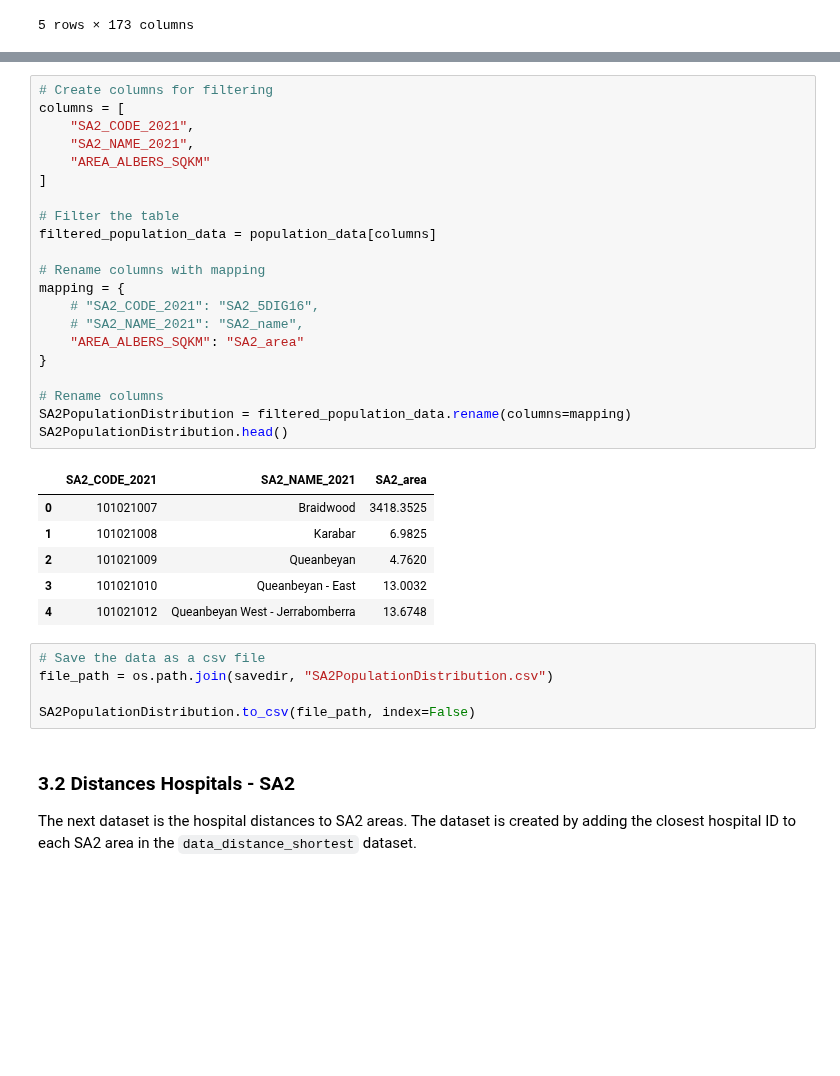
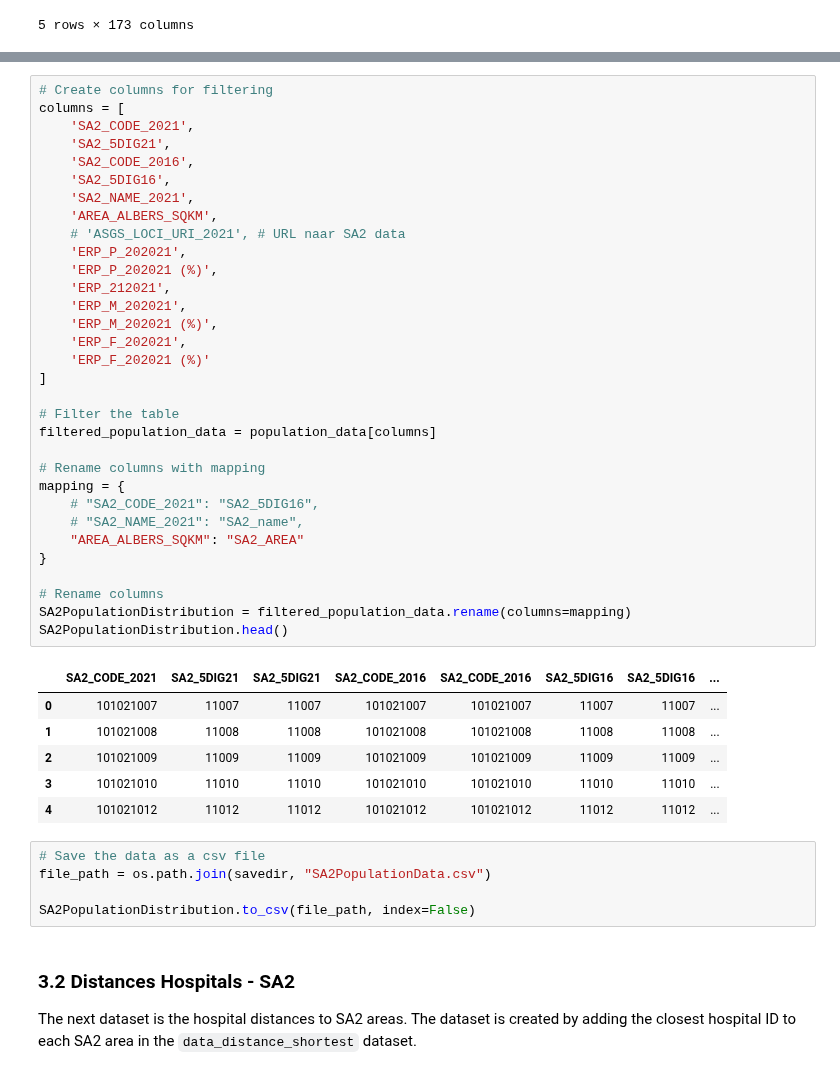
Before and after one commit to NielsvBeuningen/knowledge-engineering, a Jupyter notebook: data/data_processing.ipynb, the cells around one changed output, grey strips where cells are left out. Cells and saved outputs as stored; diff of their text form; blank space fills up the shorter version.

Commit message:
data

```diff
--- a/data/data_processing.ipynb
+++ b/data/data_processing.ipynb
@@ -170,34 +194,45 @@ SA2_CODE_2021	SA2_5DIG21	SA2_CODE_2016	SA2_5DIG16
 # %%
 # Create columns for filtering
 columns = [
-    "SA2_CODE_2021",
-    "SA2_NAME_2021",
-    "AREA_ALBERS_SQKM"
+    'SA2_CODE_2021',
+    'SA2_5DIG21',
+    'SA2_CODE_2016',
+    'SA2_5DIG16',
+    'SA2_NAME_2021',
+    'AREA_ALBERS_SQKM',
+    # 'ASGS_LOCI_URI_2021', # URL naar SA2 data
+    'ERP_P_202021',
+    'ERP_P_202021 (%)',
+    'ERP_212021',
+    'ERP_M_202021',
+    'ERP_M_202021 (%)',
+    'ERP_F_202021',
+    'ERP_F_202021 (%)'
 ]
 
 # Filter the table
 filtered_population_data = population_data[columns]
 
 # Rename columns with mapping
 mapping = {
     # "SA2_CODE_2021": "SA2_5DIG16",
     # "SA2_NAME_2021": "SA2_name",
-    "AREA_ALBERS_SQKM": "SA2_area"
+    "AREA_ALBERS_SQKM": "SA2_AREA"
 }
 
 # Rename columns
 SA2PopulationDistribution = filtered_population_data.rename(columns=mapping)
 SA2PopulationDistribution.head()
 # %% [output]
-|  | SA2_CODE_2021 | SA2_NAME_2021 | SA2_area |
-| 0 | 101021007 | Braidwood | 3418.3525 |
-| 1 | 101021008 | Karabar | 6.9825 |
-| 2 | 101021009 | Queanbeyan | 4.7620 |
-| 3 | 101021010 | Queanbeyan - East | 13.0032 |
-| 4 | 101021012 | Queanbeyan West - Jerrabomberra | 13.6748 |
+|  | SA2_CODE_2021 | SA2_5DIG21 | SA2_5DIG21 | SA2_CODE_2016 | SA2_CODE_2016 | SA2_5DIG16 | SA2_5DIG16 | ... |
+| 0 | 101021007 | 11007 | 11007 | 101021007 | 101021007 | 11007 | 11007 | ... |
+| 1 | 101021008 | 11008 | 11008 | 101021008 | 101021008 | 11008 | 11008 | ... |
+| 2 | 101021009 | 11009 | 11009 | 101021009 | 101021009 | 11009 | 11009 | ... |
+| 3 | 101021010 | 11010 | 11010 | 101021010 | 101021010 | 11010 | 11010 | ... |
+| 4 | 101021012 | 11012 | 11012 | 101021012 | 101021012 | 11012 | 11012 | ... |
 # %%
 # Save the data as a csv file
-file_path = os.path.join(savedir, "SA2PopulationDistribution.csv")
+file_path = os.path.join(savedir, "SA2PopulationData.csv")
 
 SA2PopulationDistribution.to_csv(file_path, index=False)
 # %% [markdown]
```
Also changed, not shown: parts of 4 cells of this notebook, 1 other file.
